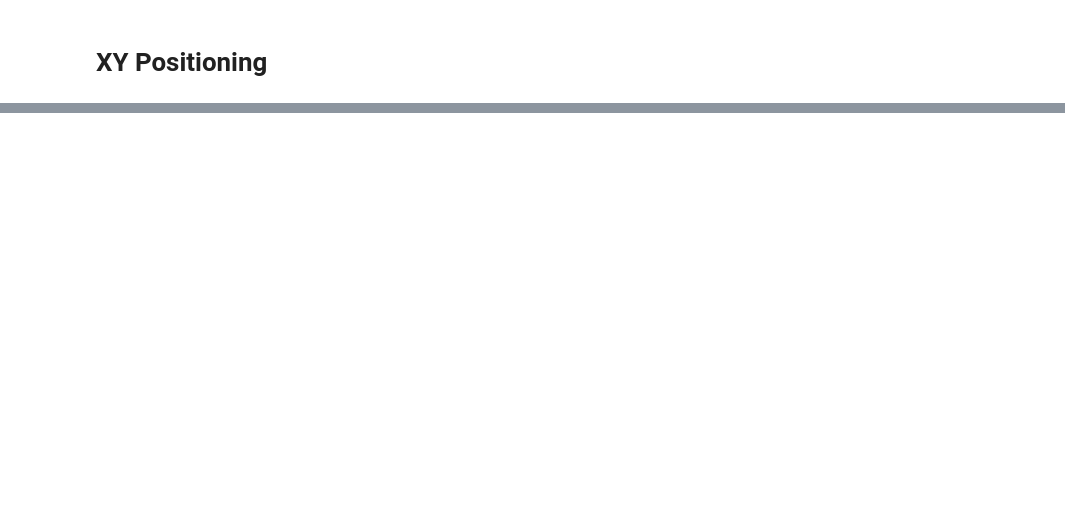
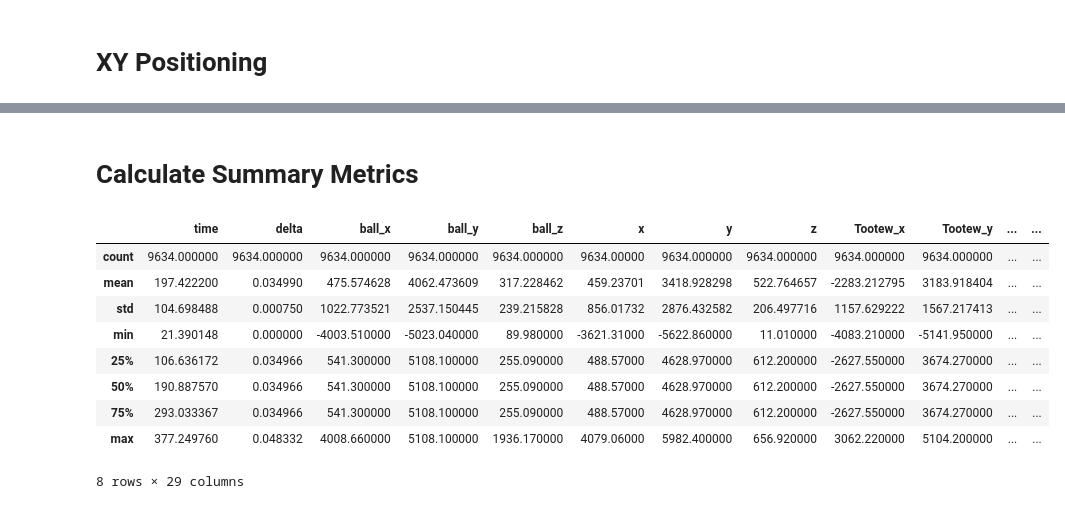
Before and after one commit to jeremyrobertford/rocketleague_ml, a Jupyter notebook: notebooks/eda.ipynb, the cells around one changed output, grey strips where cells are left out. Drawn from its saved outputs; the diff is of its cells as text; code cells hidden in the pictures; blank space fills up the shorter version.

```diff
--- a/notebooks/eda.ipynb
+++ b/notebooks/eda.ipynb
@@ -1,30 +1,17 @@
 # %%
 import pandas as pd
-from typing import Any, cast
 import os
-import json
 import pickle
+import numpy as np
+import matplotlib.pyplot as plt
 
 os.chdir("C:/Users/jerem/OneDrive/Documents/rocketleague_ml")
-file_type = cast(str, "json")
 file_name = "replay"
 player_name = "CallMeBigSenior"
+round = 1
 
-processed_file = f"data/processed/{file_type}/replay.{file_type}"
-loader = pickle if file_type == "pkl" else json
+processed_file = f"data/processed/pkl/replay.pkl"
 
 with open(processed_file, "rb") as f:
-    game = loader.load(f)
-
-def get_player_updates():
-    if file_type == "pkl":
-        for player in game.players().values():
-            if player.name == player_name and player.car:
-                return player.car.updates_by_round
-        raise ValueError("Could not find player {player_name}")
-    if file_type == "json":
-        for player in game["players"].values():
-            if player["name"] == player_name and player["car"]:
-                return player["car"]["updates_by_round"]
-        raise ValueError("Could not find player {player_name}")
+    game = pickle.load(f)
 # %%
@@ -101,0 +207,15 @@ plt.show() # type: ignore
+# %% [markdown]
+# Calculate Summary Metrics
+# %%
+dense.describe()
+# %% [output]
+|  | time | delta | ball_x | ball_y | ball_z | x | y | z | Tootew_x | Tootew_y | ... | ... |
+| count | 9634.000000 | 9634.000000 | 9634.000000 | 9634.000000 | 9634.000000 | 9634.00000 | 9634.000000 | 9634.000000 | 9634.000000 | 9634.000000 | ... | ... |
+| mean | 197.422200 | 0.034990 | 475.574628 | 4062.473609 | 317.228462 | 459.23701 | 3418.928298 | 522.764657 | -2283.212795 | 3183.918404 | ... | ... |
+| std | 104.698488 | 0.000750 | 1022.773521 | 2537.150445 | 239.215828 | 856.01732 | 2876.432582 | 206.497716 | 1157.629222 | 1567.217413 | ... | ... |
+| min | 21.390148 | 0.000000 | -4003.510000 | -5023.040000 | 89.980000 | -3621.31000 | -5622.860000 | 11.010000 | -4083.210000 | -5141.950000 | ... | ... |
+| 25% | 106.636172 | 0.034966 | 541.300000 | 5108.100000 | 255.090000 | 488.57000 | 4628.970000 | 612.200000 | -2627.550000 | 3674.270000 | ... | ... |
+| 50% | 190.887570 | 0.034966 | 541.300000 | 5108.100000 | 255.090000 | 488.57000 | 4628.970000 | 612.200000 | -2627.550000 | 3674.270000 | ... | ... |
+| 75% | 293.033367 | 0.034966 | 541.300000 | 5108.100000 | 255.090000 | 488.57000 | 4628.970000 | 612.200000 | -2627.550000 | 3674.270000 | ... | ... |
+| max | 377.249760 | 0.048332 | 4008.660000 | 5108.100000 | 1936.170000 | 4079.06000 | 5982.400000 | 656.920000 | 3062.220000 | 5104.200000 | ... | ... |
+8 rows × 29 columns
```
Also changed, not shown: parts of 6 cells of this notebook, 2 other files.
